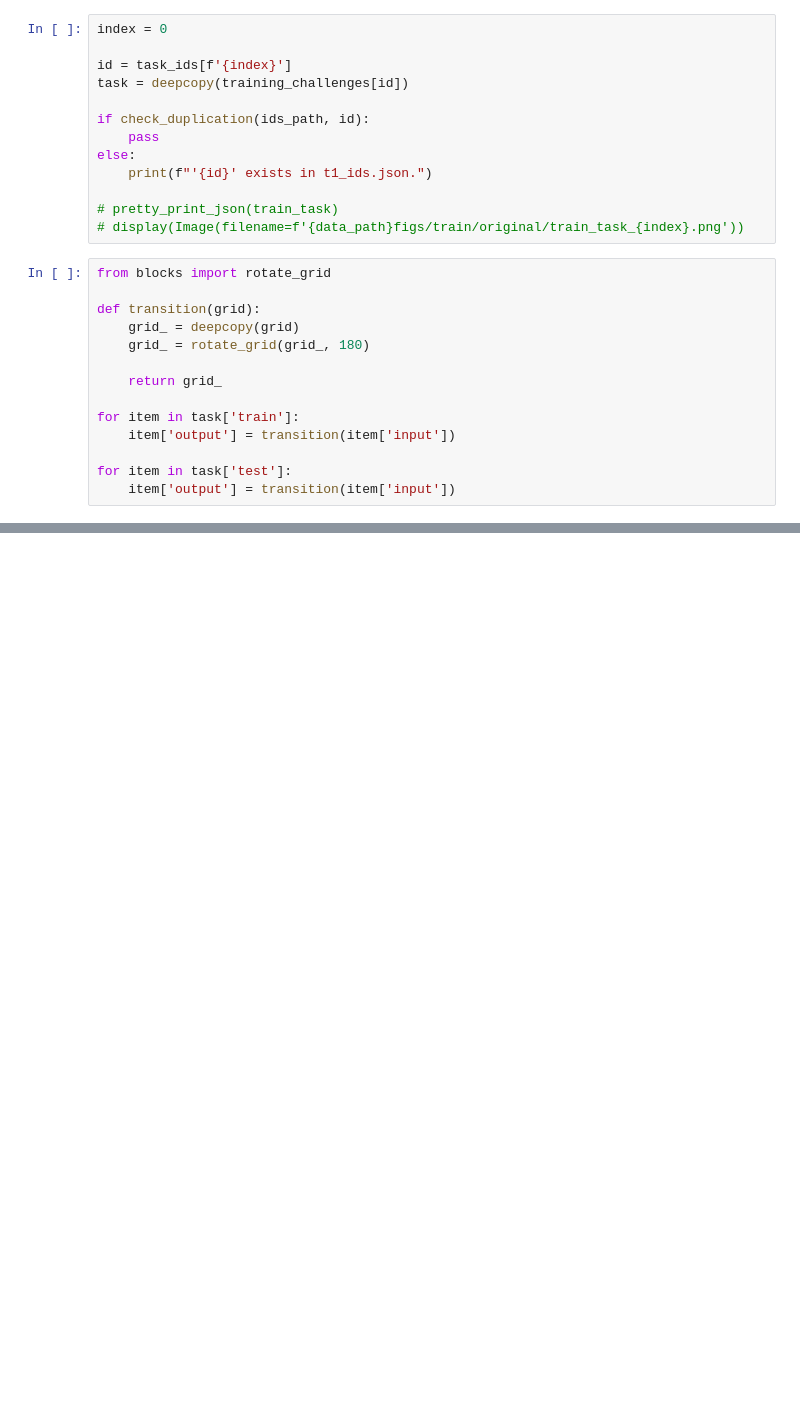
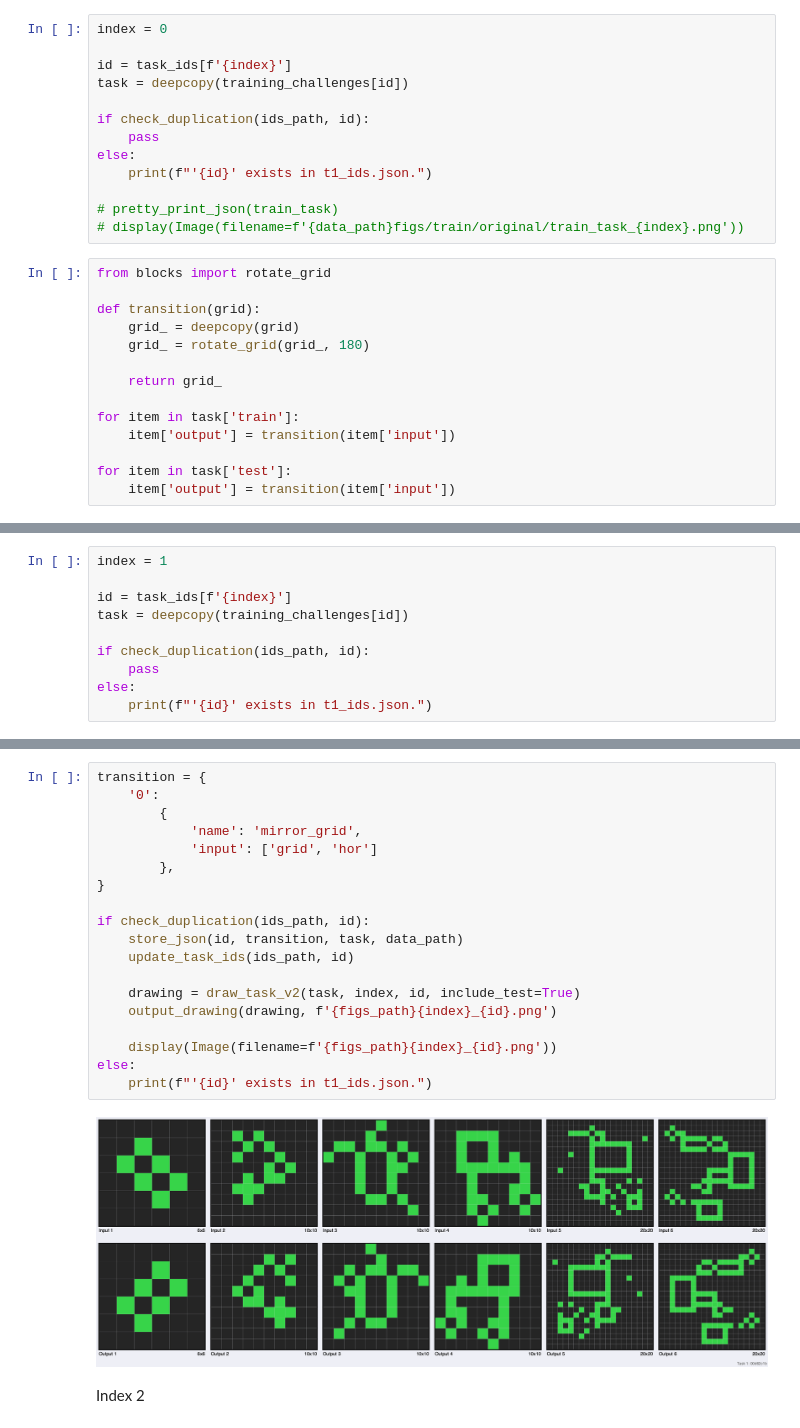
Before and after one commit to mshokrnezhad/ARC, a Jupyter notebook: dataset/data_creation_t1.ipynb, the cells around one changed output, grey strips where cells are left out. Saved outputs shown, nothing was run; the diff lists cells and outputs as text; blank space fills up the shorter version.

Commit message:
new grid manipulation functions have been added in blocks.py, and 4 new data samples have been created using them with 1 transition.

```diff
--- a/dataset/data_creation_t1.ipynb
+++ b/dataset/data_creation_t1.ipynb
@@ -67,0 +72,10 @@ else:
+# %%
+index = 1
+
+id = task_ids[f'{index}']
+task = deepcopy(training_challenges[id])
+
+if check_duplication(ids_path, id):
+    pass
+else:
+    print(f"'{id}' exists in t1_ids.json.")
@@ -67,0 +96,23 @@ else:
+# %%
+transition = {
+    '0':
+        {
+            'name': 'mirror_grid',
+            'input': ['grid', 'hor']
+        },
+}
+
+if check_duplication(ids_path, id):
+    store_json(id, transition, task, data_path)
+    update_task_ids(ids_path, id)
+
+    drawing = draw_task_v2(task, index, id, include_test=True)
+    output_drawing(drawing, f'{figs_path}{index}_{id}.png')
+
+    display(Image(filename=f'{figs_path}{index}_{id}.png'))
+else:
+    print(f"'{id}' exists in t1_ids.json.")
+# %% [output]
+[figure, added]
+# %% [markdown]
+Index 2
```
Also changed, not shown: parts of 15 cells of this notebook, 7 other files.
